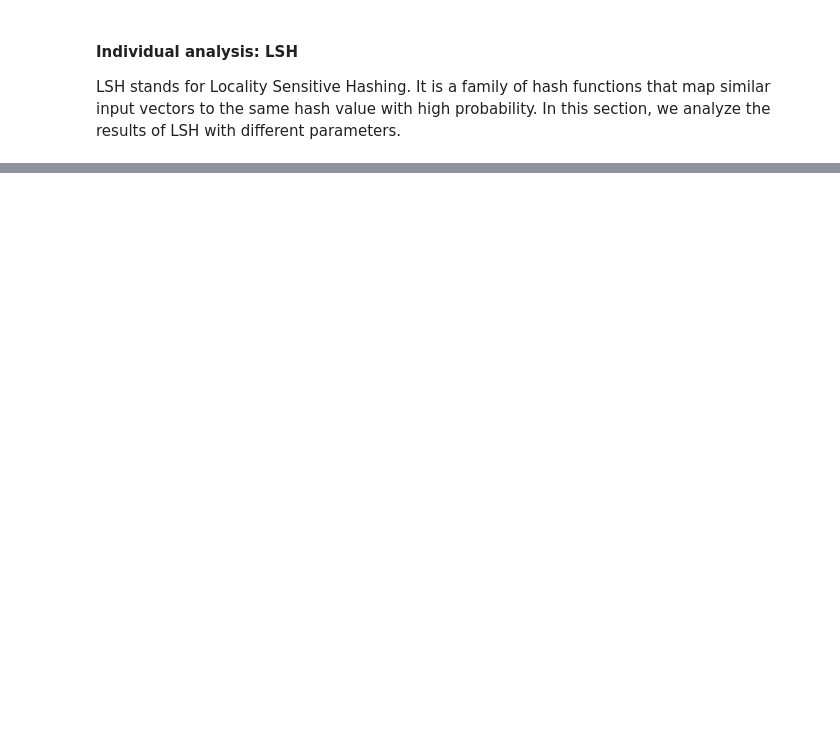
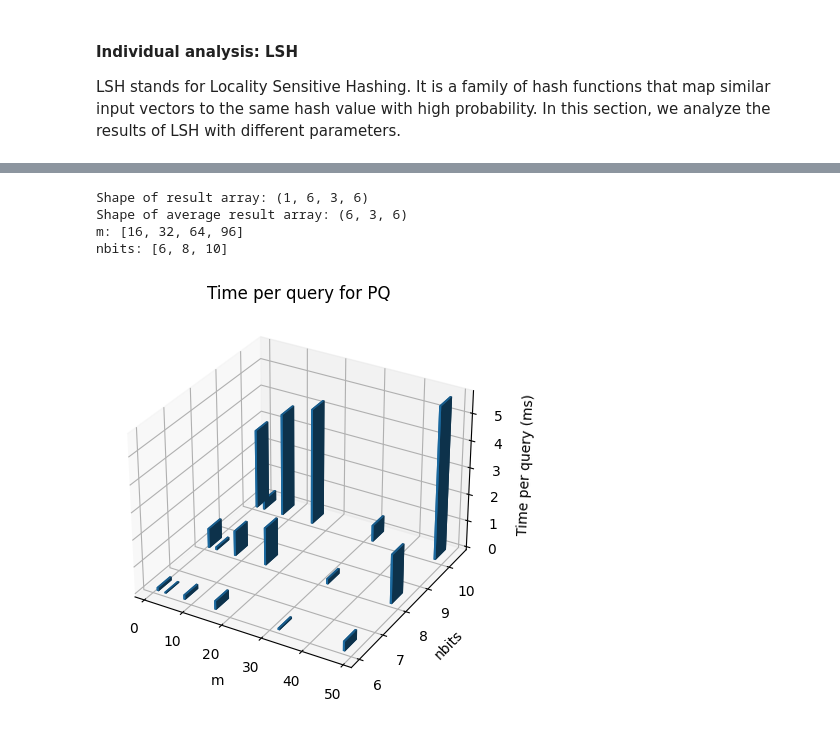
Before and after one commit to Kevinpyx/faissBenchmarking, a Jupyter notebook: result_analysis.ipynb, the cells around one changed output, grey strips where cells are left out. Drawn from its saved outputs; the diff is of its cells as text; code cells hidden in the pictures; blank space fills up the shorter version.

```diff
--- a/result_analysis.ipynb
+++ b/result_analysis.ipynb
@@ -83,0 +171,49 @@ Shape of average result array: (1, 7, 6)
+# %%
+# read PQ results
+PQ_results = '/home/ypx/faissTesting/benchmark/results/PQ_10M_96_10k_100.h5'
+PQ_results = io.load_results(PQ_results)
+print('Shape of result array:', PQ_results.shape)
+
+# calculate average
+avg_PQ = np.mean(PQ_results, axis=0)
+std_PQ = np.std(PQ_results, axis=0)
+print('Shape of average result array:', avg_PQ.shape)
+
+index_dict = bm.INDPARAM['PQ']
+param1 = index_dict['params'][0]
+categories1_PQ = index_dict[param1]
+print(str(param1) + ':', categories)
+param2 = index_dict['params'][1]
+categories2_PQ = index_dict[param2]
+print(str(param2) + ':', categories2)
+
+# get results
+SPQ_PQ = avg_PQ[:,:,3]*1000
+memory_PQ = avg_PQ[:,:,4]
+recall_PQ = avg_PQ[:,:,5]
+
+# create 3D bar chart for each result
+# SPQ
+fig = plt.figure(figsize=(10,5))
+ax = fig.add_subplot(111, projection='3d')
+m, nbits = np.meshgrid(categories1_PQ, categories2_PQ)
+m = m.flatten()
+nbits = nbits.flatten()
+SPQ_PQ = SPQ_PQ.flatten()
+
+dx = 0.5
+dy = 0.5
+dz = SPQ_PQ
+ax.bar3d(m, nbits, np.zeros(len(SPQ_PQ)), dx, dy, dz)
+
+ax.set_xlabel(param1)
+ax.set_ylabel(param2)
+ax.set_zlabel('Time per query (ms)')
+ax.set_title('Time per query for PQ')
+plt.show()
+# %% [output]
+Shape of result array: (1, 6, 3, 6)
+Shape of average result array: (6, 3, 6)
+m: [16, 32, 64, 96]
+nbits: [6, 8, 10]
+[figure, added]
```
Also changed, not shown: parts of 20 cells of this notebook, 8 other files.
